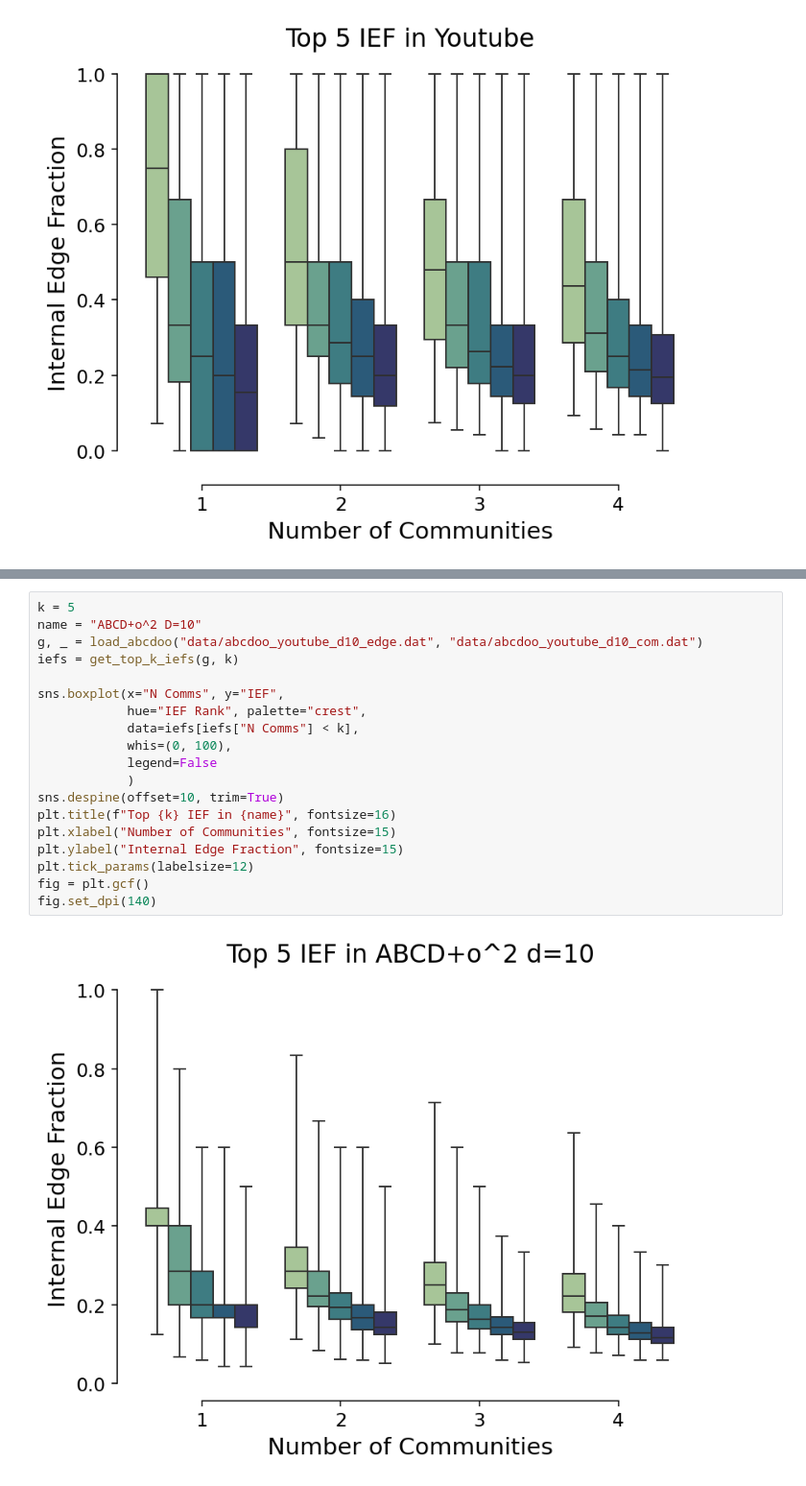
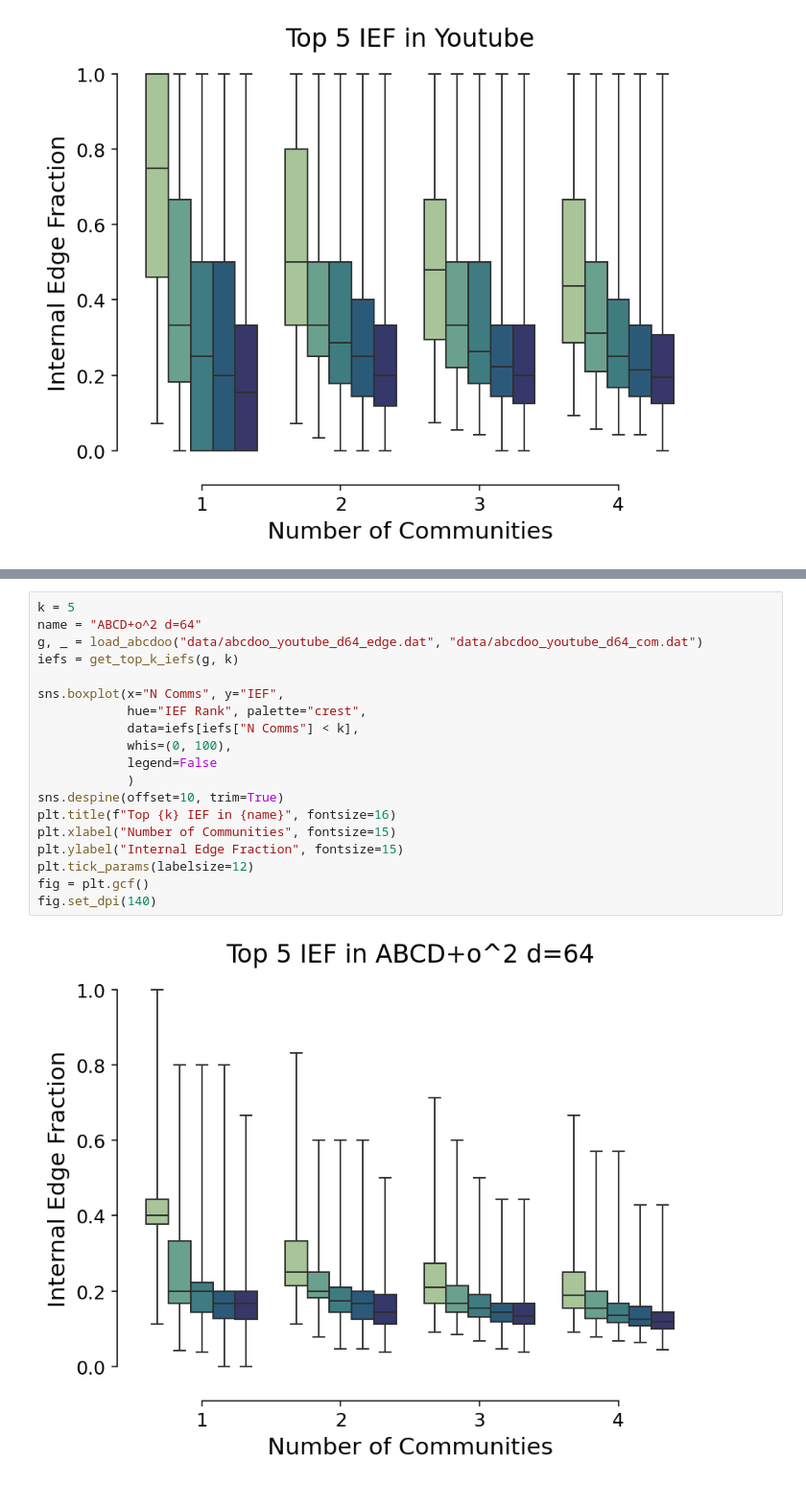
Before and after one commit to ftheberge/ABCDoo_Experiments, a Jupyter notebook: GraphProperties/IEF.ipynb, the cells around one changed output, grey strips where cells are left out. Shown at 96% size. Saved outputs shown, nothing was run; the diff lists cells and outputs as text.

```diff
--- a/GraphProperties/IEF.ipynb
+++ b/GraphProperties/IEF.ipynb
@@ -261,21 +261,21 @@ fig.set_dpi(140)
 # %%
 k = 5
-name = "ABCD+o^2 D=10"
-g, _ = load_abcdoo("data/abcdoo_youtube_d10_edge.dat", "data/abcdoo_youtube_d10_com.dat")
+name = "ABCD+o^2 d=64"
+g, _ = load_abcdoo("data/abcdoo_youtube_d64_edge.dat", "data/abcdoo_youtube_d64_com.dat")
 iefs = get_top_k_iefs(g, k)
 
 sns.boxplot(x="N Comms", y="IEF",
             hue="IEF Rank", palette="crest",
             data=iefs[iefs["N Comms"] < k],
             whis=(0, 100),
             legend=False
             )
 sns.despine(offset=10, trim=True)
 plt.title(f"Top {k} IEF in {name}", fontsize=16)
 plt.xlabel("Number of Communities", fontsize=15)
 plt.ylabel("Internal Edge Fraction", fontsize=15)
 plt.tick_params(labelsize=12)
 fig = plt.gcf()
 fig.set_dpi(140)
 # %% [output]
-[figure, old version]
+[figure, new version]
```
Also changed, not shown: parts of 8 cells of this notebook.
